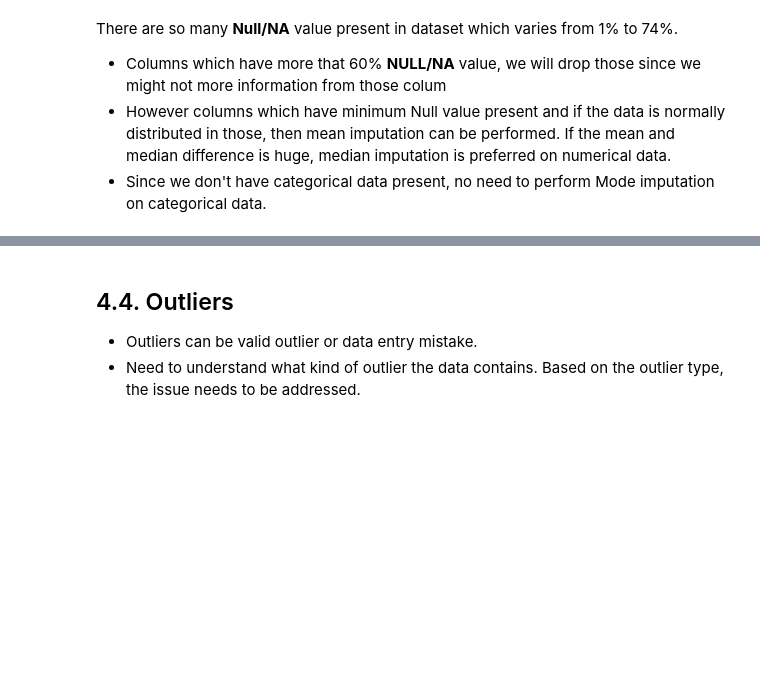
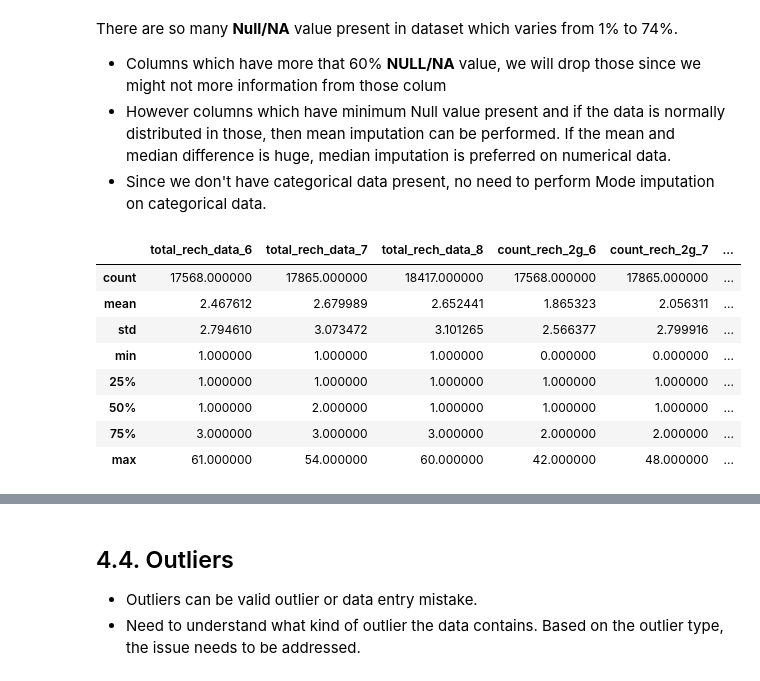
Before and after one commit to pravin691983/TelecomChurnCaseStudy, a Jupyter notebook: PRAVIN_TAWADE.ipynb, the cells around one changed output, grey strips where cells are left out. Cells and saved outputs as stored; diff of their text form; code cells hidden in the pictures; blank space fills up the shorter version.

```diff
--- a/PRAVIN_TAWADE.ipynb
+++ b/PRAVIN_TAWADE.ipynb
@@ -199,3 +199,23 @@ There are so many __Null/NA__ value present in dataset which varies from 1% to 7
 - Columns which have more that 60% __NULL/NA__ value, we will drop those since we might not more information from those colum
 - However columns which have minimum Null value present and if the data is normally distributed in those, then mean imputation can be performed. If the mean and median difference is huge, median imputation is preferred on numerical data.
 - Since we don't have categorical data present, no need to perform Mode imputation on categorical data.
+# %%
+# some recharge columns have minimum value of 1 while some don't have
+recharge_cols = ['total_rech_data_6', 'total_rech_data_7', 'total_rech_data_8',
+                 'count_rech_2g_6', 'count_rech_2g_7', 'count_rech_2g_8',
+                 'count_rech_3g_6', 'count_rech_3g_7', 'count_rech_3g_8',
+                 'max_rech_data_6', 'max_rech_data_7', 'max_rech_data_8',
+                 'av_rech_amt_data_6', 'av_rech_amt_data_7', 'av_rech_amt_data_8',
+                 ]
+
+df[recharge_cols].describe(include='all')
+# %% [output]
+|  | total_rech_data_6 | total_rech_data_7 | total_rech_data_8 | count_rech_2g_6 | count_rech_2g_7 | ... |
+| count | 17568.000000 | 17865.000000 | 18417.000000 | 17568.000000 | 17865.000000 | ... |
+| mean | 2.467612 | 2.679989 | 2.652441 | 1.865323 | 2.056311 | ... |
+| std | 2.794610 | 3.073472 | 3.101265 | 2.566377 | 2.799916 | ... |
+| min | 1.000000 | 1.000000 | 1.000000 | 0.000000 | 0.000000 | ... |
+| 25% | 1.000000 | 1.000000 | 1.000000 | 1.000000 | 1.000000 | ... |
+| 50% | 1.000000 | 2.000000 | 1.000000 | 1.000000 | 1.000000 | ... |
+| 75% | 3.000000 | 3.000000 | 3.000000 | 2.000000 | 2.000000 | ... |
+| max | 61.000000 | 54.000000 | 60.000000 | 42.000000 | 48.000000 | ... |
```
Also changed, not shown: parts of 20 cells of this notebook.
